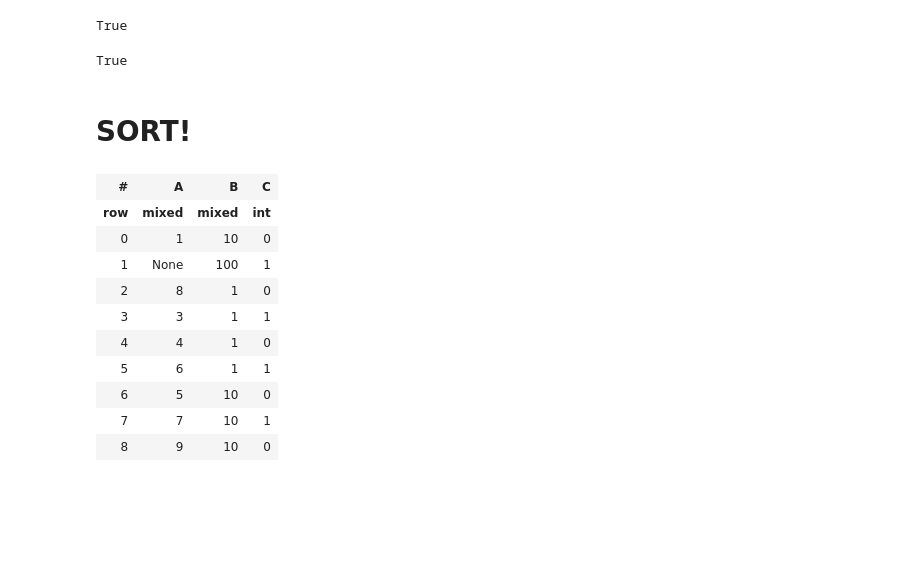
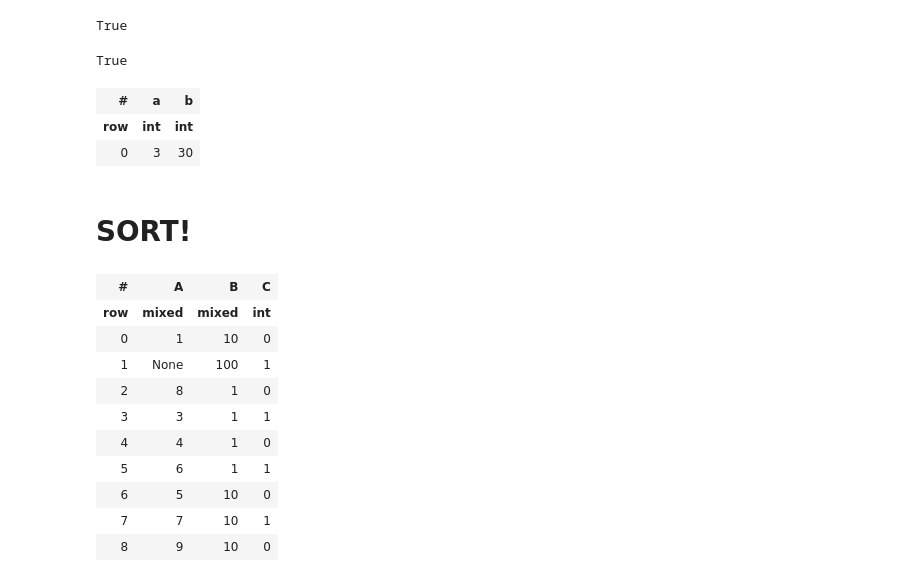
Before and after one commit to root-11/tablite, a Jupyter notebook: tutorial.ipynb, the cells around one changed output. Saved outputs shown, nothing was run; the diff lists cells and outputs as text; code cells hidden in the pictures; blank space fills up the shorter version.

```diff
--- a/tutorial.ipynb
+++ b/tutorial.ipynb
@@ -553,6 +553,13 @@ True
 all( ty.all(**{'a': lambda x:x>=2, 'b': lambda x:x<=30}).rows )
 # %% [output]
 True
+# %%
+# or this if you want to see the table.
+ty.all(a=lambda x:x>2, b=lambda x:x<=30)
+# %% [output]
+| # | a | b |
+| row | int | int |
+| 0 | 3 | 30 |
 # %% [markdown]
 # SORT!
 # %%
```
Also changed, not shown: parts of 4 cells of this notebook.
